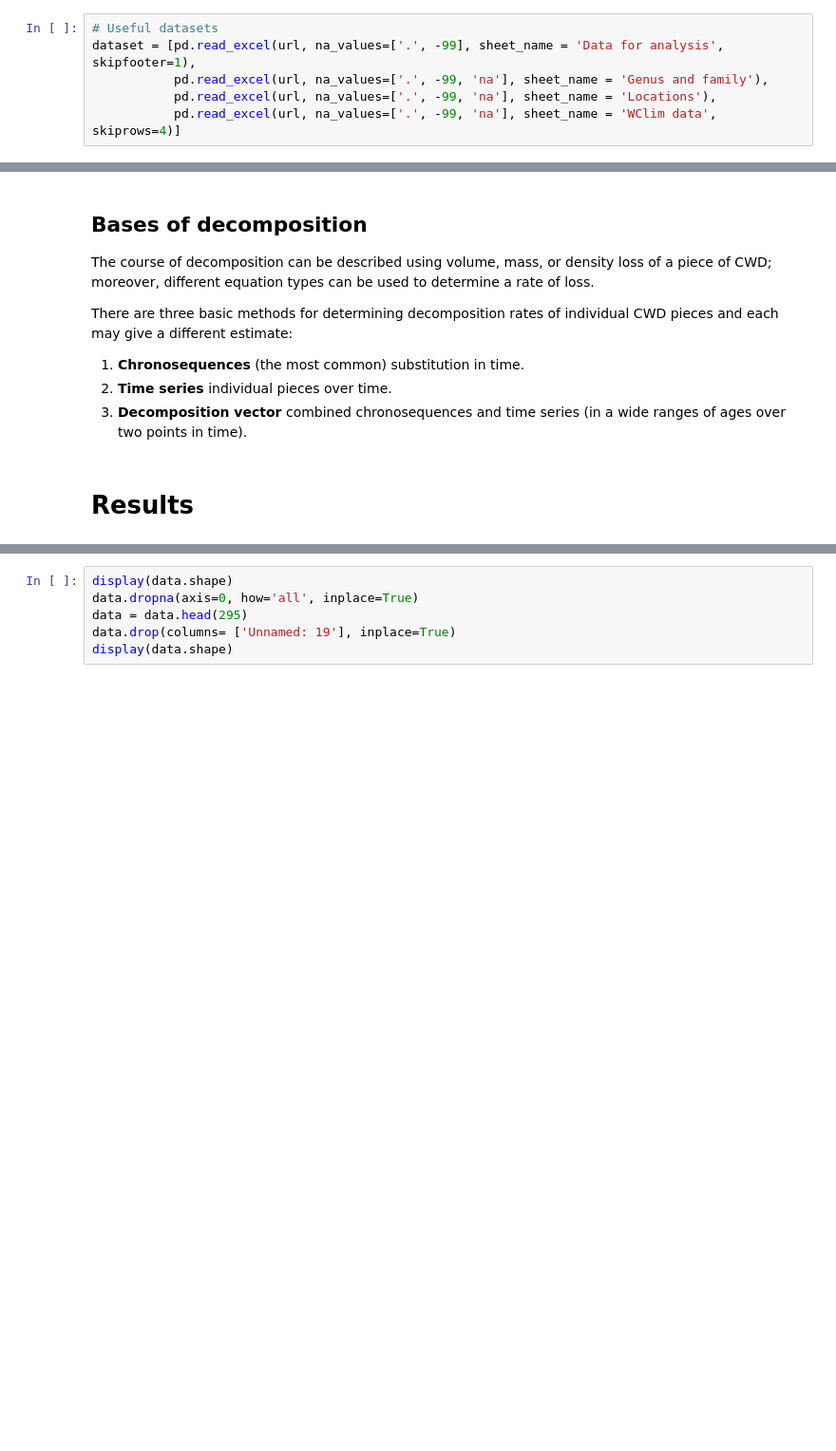
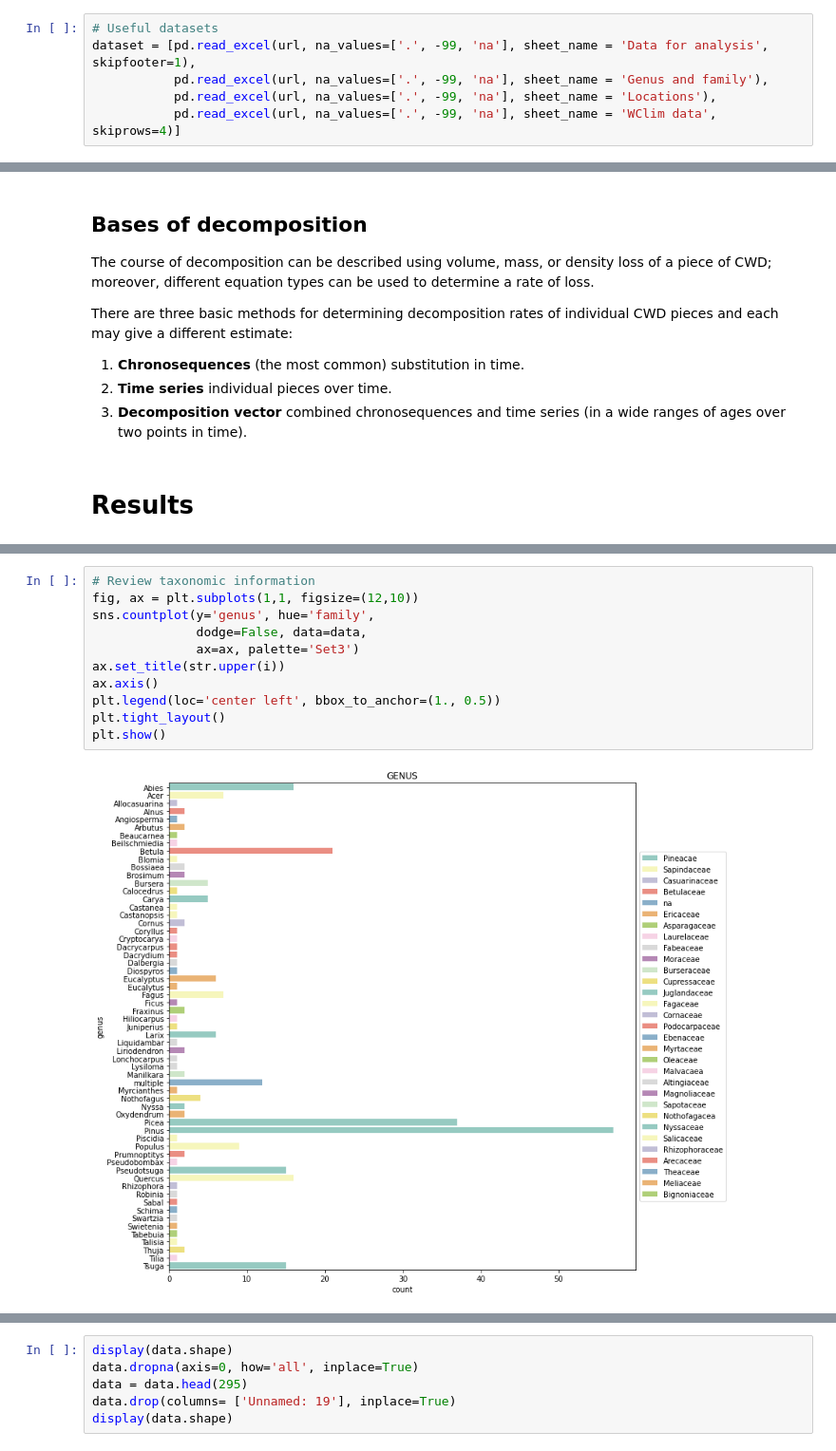
Before and after one commit to yodavo/moja-global-analysis, a Jupyter notebook: 2021-12-08_Task0-MOESM/Hamon.ipynb, the cells around one changed output, grey strips where cells are left out. Shown at 95% size. Saved outputs shown, nothing was run; the diff lists cells and outputs as text; blank space fills up the shorter version.

```diff
--- a/2021-12-08_Task0-MOESM/Hamon.ipynb
+++ b/2021-12-08_Task0-MOESM/Hamon.ipynb
@@ -51,7 +59,7 @@ xl.sheet_names
  'Sheet3']
 # %%
 # Useful datasets
-dataset = [pd.read_excel(url, na_values=['.', -99], sheet_name = 'Data for analysis', skipfooter=1),
+dataset = [pd.read_excel(url, na_values=['.', -99, 'na'], sheet_name = 'Data for analysis', skipfooter=1),
            pd.read_excel(url, na_values=['.', -99, 'na'], sheet_name = 'Genus and family'),
            pd.read_excel(url, na_values=['.', -99, 'na'], sheet_name = 'Locations'),
            pd.read_excel(url, na_values=['.', -99, 'na'], sheet_name = 'WClim data', skiprows=4)]
@@ -178,0 +211,13 @@ pd.DataFrame(dataframe)
+# %%
+# Review taxonomic information
+fig, ax = plt.subplots(1,1, figsize=(12,10))
+sns.countplot(y='genus', hue='family',
+              dodge=False, data=data,
+              ax=ax, palette='Set3')
+ax.set_title(str.upper(i))
+ax.axis()
+plt.legend(loc='center left', bbox_to_anchor=(1., 0.5))
+plt.tight_layout()
+plt.show()
+# %% [output]
+[figure, added]
```
Also changed, not shown: parts of 32 cells of this notebook.
